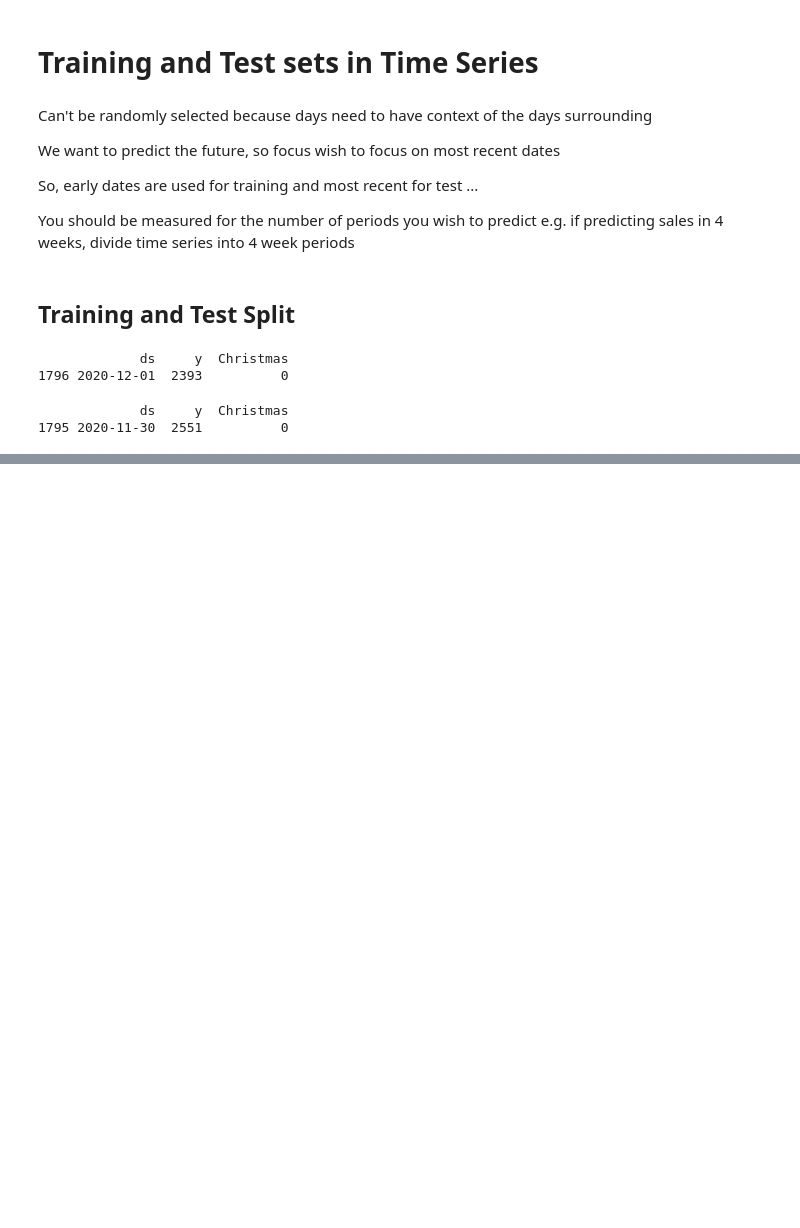
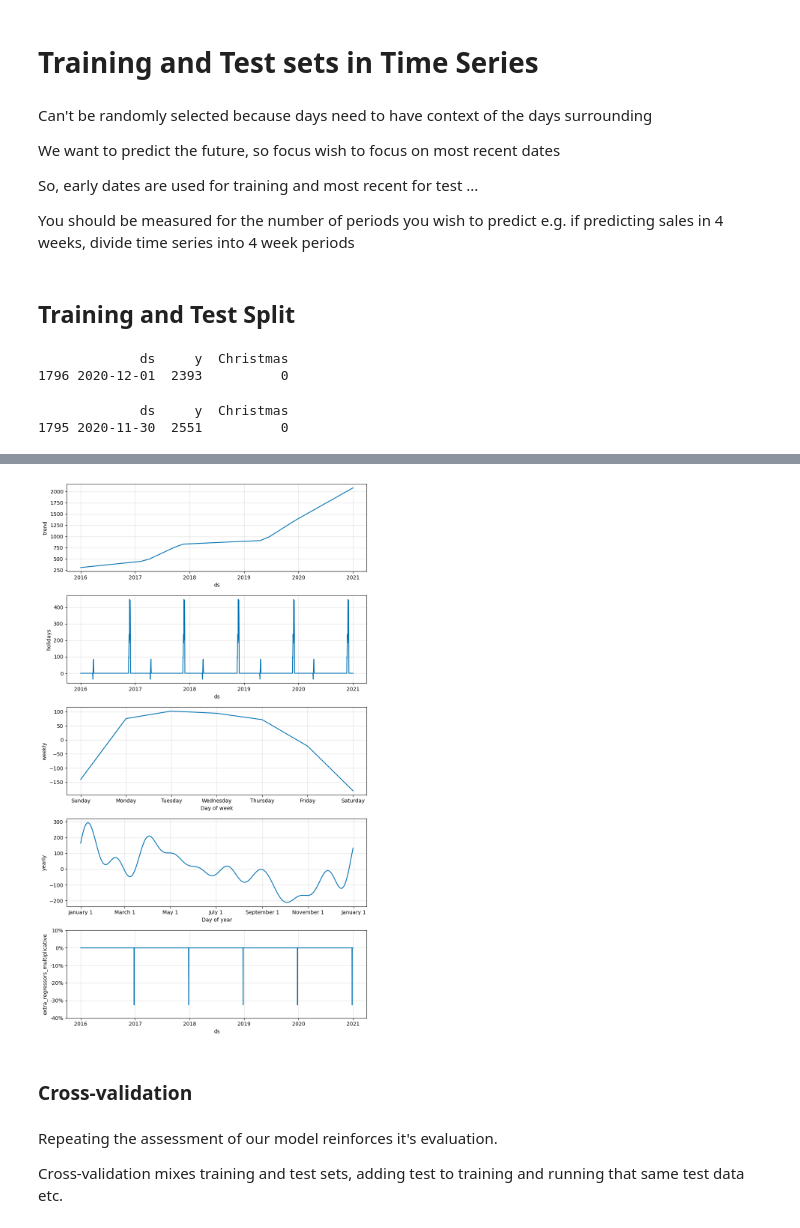
Before and after one commit to Euan-J-Austin/Analytics_and_Intelligence, a Jupyter notebook: ProphetNotes.ipynb, the cells around one changed output, grey strips where cells are left out. Saved outputs shown, nothing was run; the diff lists cells and outputs as text; code cells hidden in the pictures; blank space fills up the shorter version.

```diff
--- a/ProphetNotes.ipynb
+++ b/ProphetNotes.ipynb
@@ -240,0 +410,11 @@ print(training.tail(1))
+# %%
+#plot components -> Structural Time Series decomposition
+model.plot_components(forecast);
+# %% [output]
+[figure, added]
+# %% [markdown]
+### Cross-validation
+# %% [markdown]
+Repeating the assessment of our model reinforces it's evaluation.
+
+Cross-validation mixes training and test sets, adding test to training and running that same test data etc.
```
Also changed, not shown: parts of 47 cells of this notebook.
